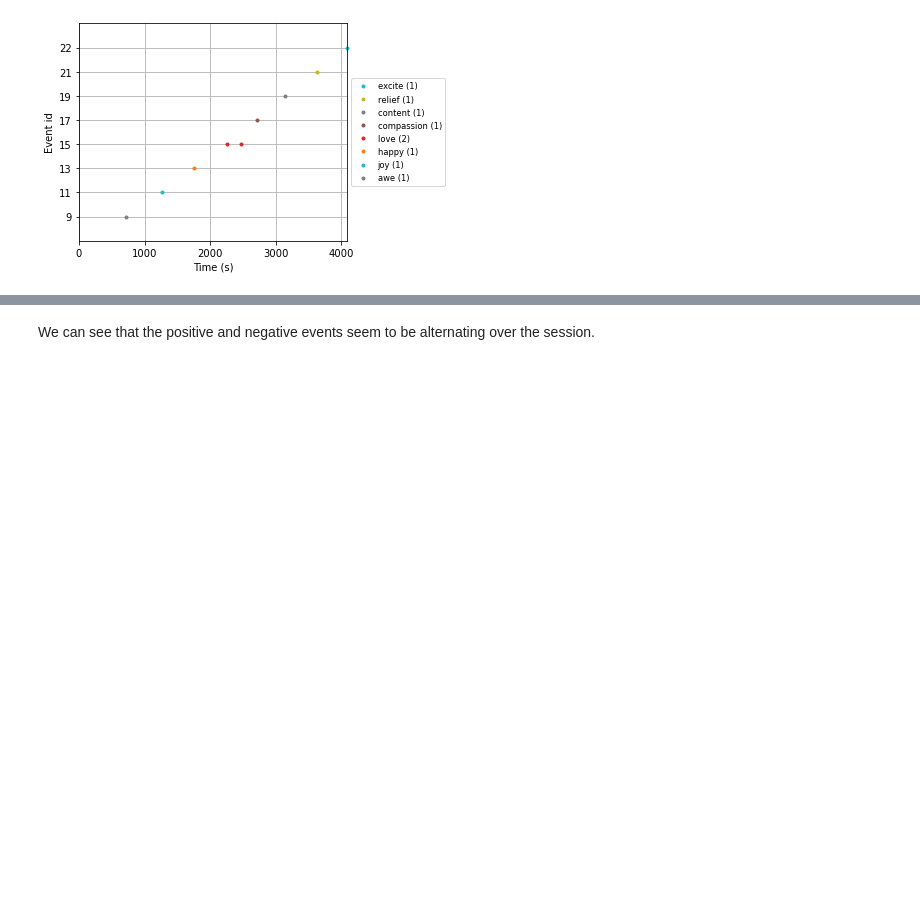
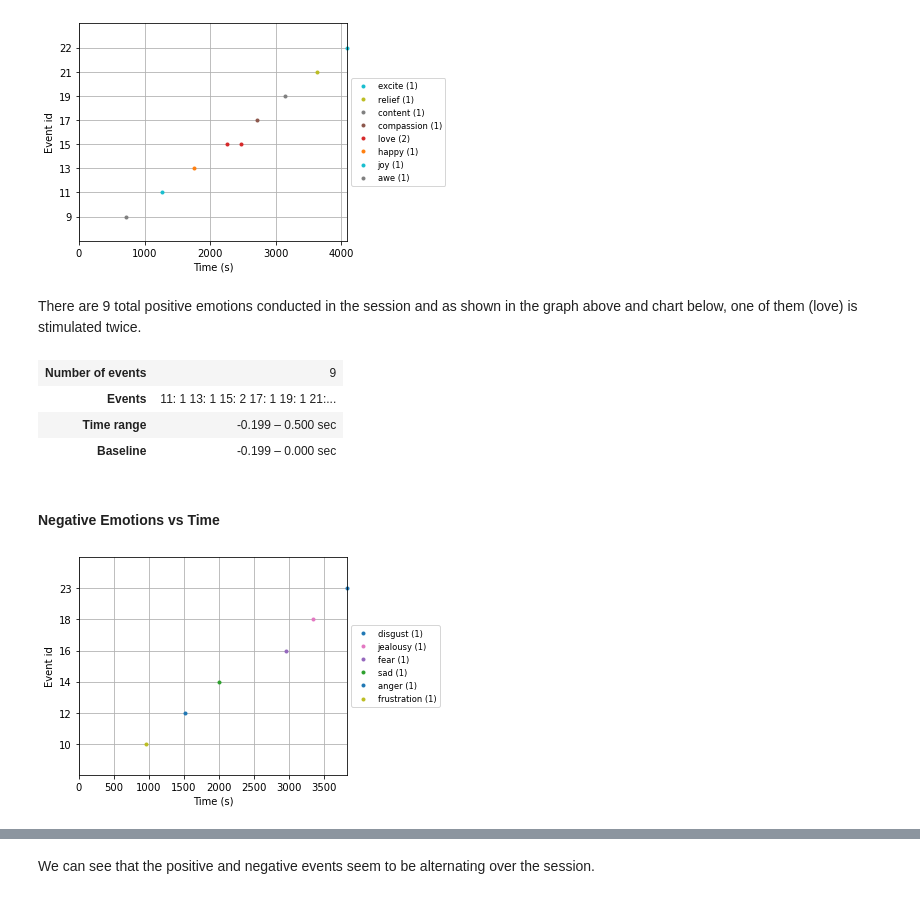
Before and after one commit to vchou105/COGS189, a Jupyter notebook: cogs189.ipynb, the cells around one changed output, grey strips where cells are left out. Cells and saved outputs as stored; diff of their text form; code cells hidden in the pictures; blank space fills up the shorter version.

Commit message:
added epoch images

```diff
--- a/cogs189.ipynb
+++ b/cogs189.ipynb
@@ -200,3 +196,7 @@ positive_list
+# %%
+# remove grief since there are no labels for this event
+event_dict_picks.pop('grief')
+negative.remove('grief')
 # %%
 event_dict_pos = {pos: event_dict_picks[pos] for pos in positive }
 event_dict_pos
@@ -210,6 +210,5 @@ event_dict_pos
  'relief': 21,
  'excite': 22}
 # %%
-# pick all events associated with positive emotions
-
-# pick all events associated with negative emotions
+event_dict_neg = {neg: event_dict_picks[neg] for neg in negative}
+event_dict_neg
@@ -246,4 +256,21 @@ fig_events = mne.viz.plot_events(events, sfreq=data.info['sfreq'], event_id=even
 # %% [output]
 [figure]
+# %% [markdown]
+There are 9 total positive emotions conducted in the session and as shown in the graph above and chart below, one of them (love) is stimulated twice.
+# %%
+# epoch all events associated with positive emotions
+epochs_pos = mne.Epochs(data, events, list(event_dict_pos.values()), proj=False,
+                    picks=None, preload=True, verbose=False)
+epochs_pos
+# %% [output]
+| Number of events | 9 |
+| Events | 11: 1 13: 1 15: 2 17: 1 19: 1 21:... |
+| Time range | -0.199 – 0.500 sec |
+| Baseline | -0.199 – 0.000 sec |
+# %% [markdown]
+#### Negative Emotions vs Time
 # %%
-# TODO: plot negatives
+# visualize distribution of negative events across duration of recording (event detection works)
+fig_events_neg = mne.viz.plot_events(events, sfreq=data.info['sfreq'], event_id=event_dict_neg)
+# %% [output]
+[figure, added]
```
Also changed, not shown: parts of 19 cells of this notebook.
